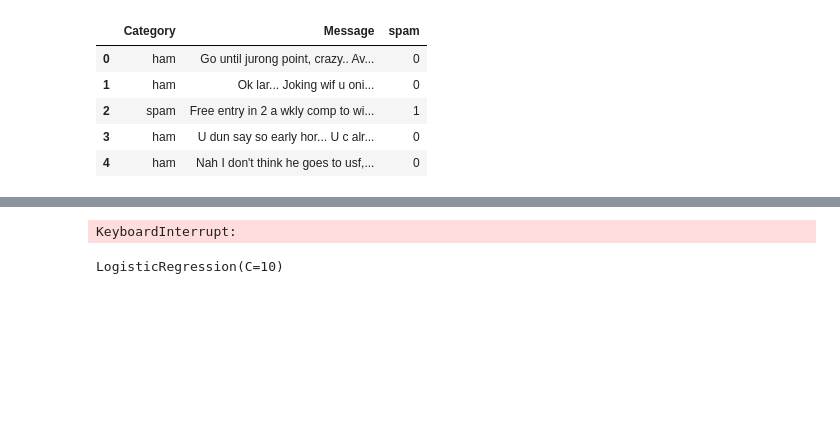
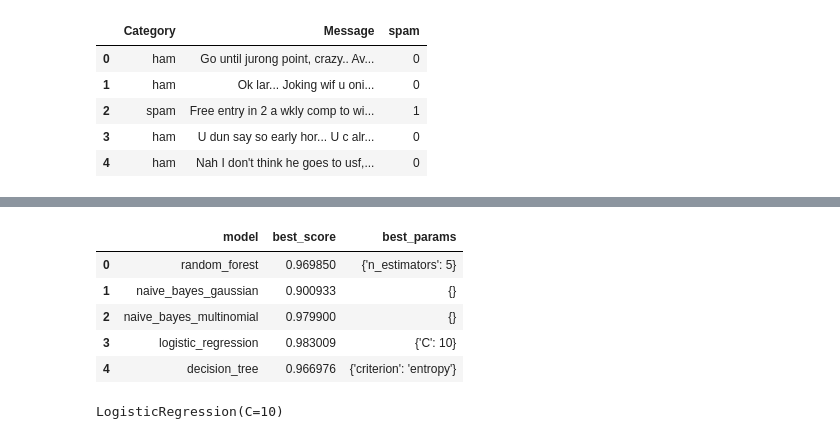
Before and after one commit to Gopz28/cognorise-infotech-Tasks, a Jupyter notebook: Model/email_spam_detection.ipynb, the cells around one changed output, grey strips where cells are left out. Drawn from its saved outputs; the diff is of its cells as text; code cells hidden in the pictures; blank space fills up the shorter version.

```diff
--- a/Model/email_spam_detection.ipynb
+++ b/Model/email_spam_detection.ipynb
@@ -113,28 +149,29 @@ model_params = {
 # %%
 from sklearn.model_selection import GridSearchCV,RandomizedSearchCV
 
 X_train_count_dense = X_train_count.toarray()
 
 import pandas as pd
 scores = []
 
 for model_name, mp in model_params.items():
-    clf = RandomizedSearchCV(mp['model'], mp['params'],
-                             n_iter=10, cv=5,
-                             return_train_score=False,
-                             n_jobs=-1,
-                             random_state=42)
-    clf.fit(X_train_count_dense,y_train)hyper parameter t
-    scores.append({-
+    clf = RandomizedSearchCV(mp['model'], mp['params'],n_iter=10, cv=5, return_train_score=False,n_jobs=-1,random_state=42)
+    clf.fit(X_train_count_dense,y_train)
+    scores.append({
         'model' : model_name,
         'best_score':clf.best_score_,
         'best_params':clf.best_params_
     })
 
 df = pd.DataFrame(scores,columns=['model','best_score','best_params'])
 df
 # %% [output]
-KeyboardInterrupt:
+|  | model | best_score | best_params |
+| 0 | random_forest | 0.969850 | {'n_estimators': 5} |
+| 1 | naive_bayes_gaussian | 0.900933 | {} |
+| 2 | naive_bayes_multinomial | 0.979900 | {} |
+| 3 | logistic_regression | 0.983009 | {'C': 10} |
+| 4 | decision_tree | 0.966976 | {'criterion': 'entropy'} |
 # %%
 from sklearn.naive_bayes import MultinomialNB
 model = LogisticRegression(C=10)
```
Also changed, not shown: parts of 9 cells of this notebook.
